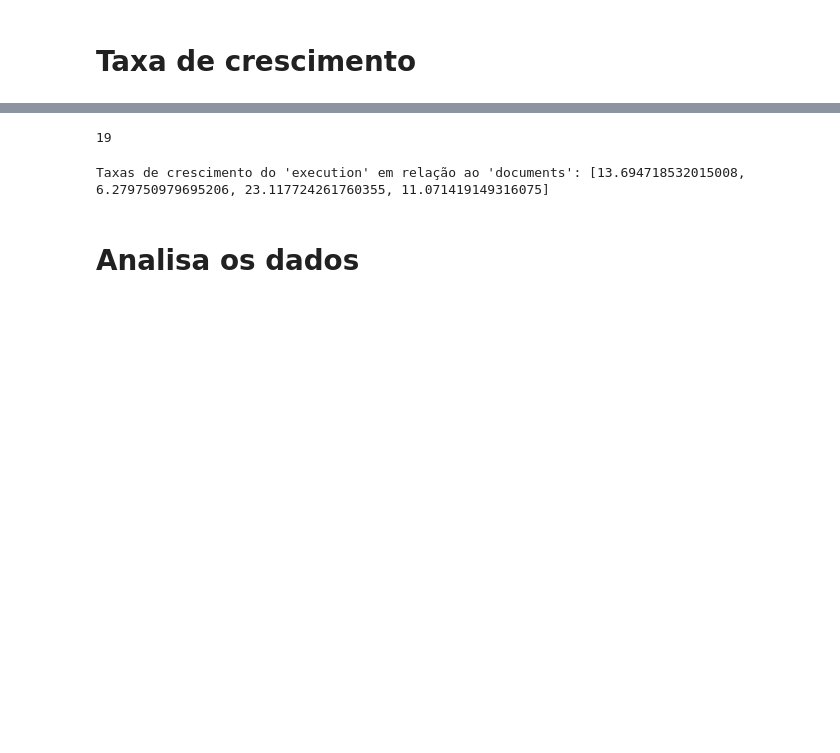
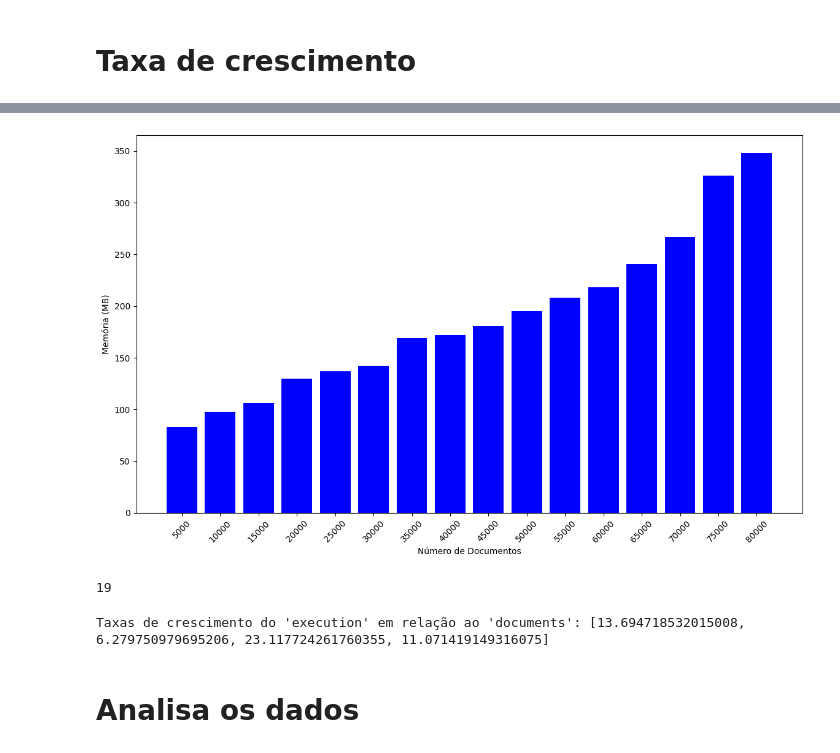
Before and after one commit to sira-serverless-ir-arch/ir-evaluation, a Jupyter notebook: performance.ipynb, the cells around one changed output, grey strips where cells are left out. Saved outputs shown, nothing was run; the diff lists cells and outputs as text; code cells hidden in the pictures; blank space fills up the shorter version.

```diff
--- a/performance.ipynb
+++ b/performance.ipynb
@@ -45,3 +52,24 @@ plt.show()
+# %%
+import matplotlib.pyplot as plt
+
+# Extrair os dados para listas separadas
+documents = [str(d["documents"]) for d in data]
+memory = [d["memory"] for d in data]
+
+# Criar o gráfico de barras
+plt.figure(figsize=(14, 8))
+plt.bar(documents, memory, color='blue')
+
+# Etiquetas e títulos
+plt.xlabel('Número de Documentos')
+plt.ylabel('Memória (MB)')
+# plt.title('Relação entre Número de Documentos e Memória')
+plt.xticks(rotation=45)  # Rotacionar os rótulos do eixo x para melhor visibilidade
+
+# Mostrar o gráfico
+plt.show()
+# %% [output]
+[figure, added]
 # %%
 310-291
 # %% [output]
```
Also changed, not shown: parts of 2 cells of this notebook, 4 other files.
